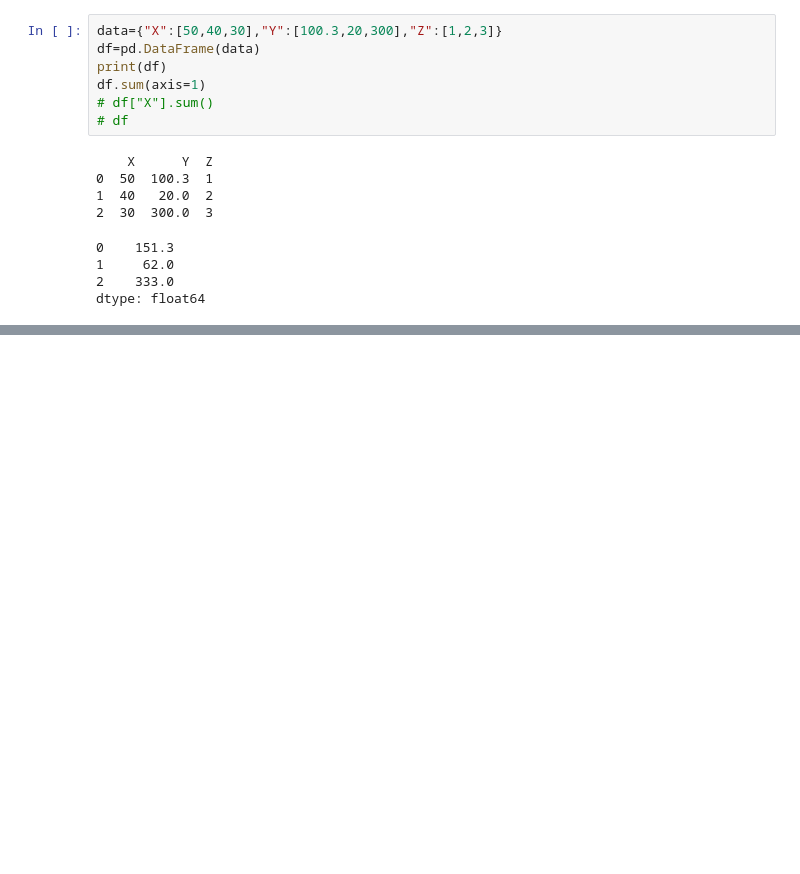
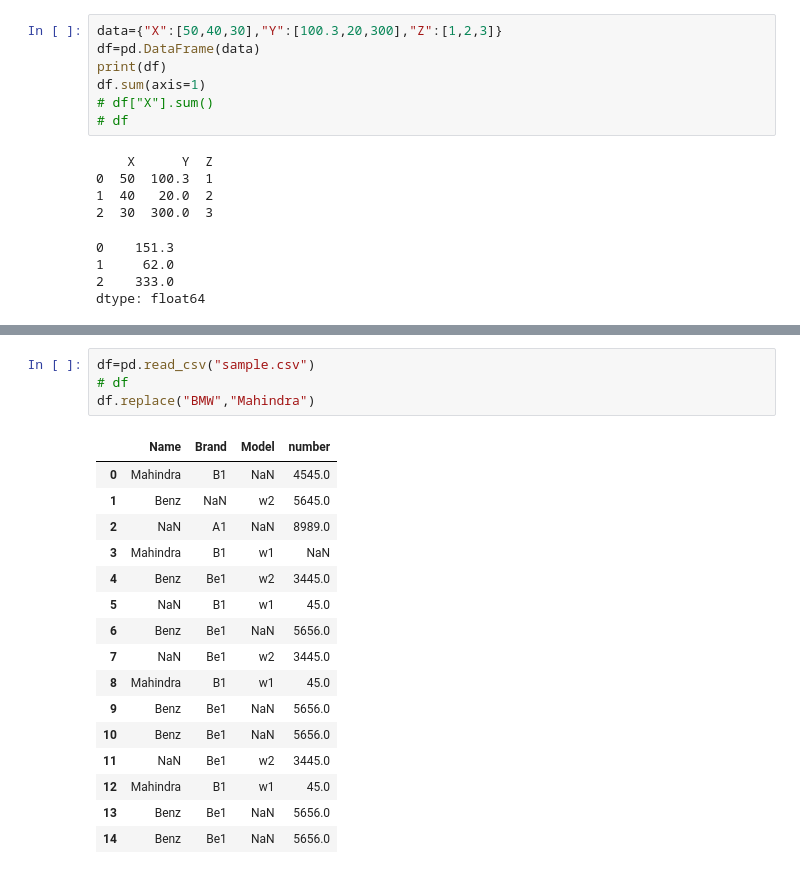
Before and after one commit to anjalaju/python, a Jupyter notebook: pandas/pan.ipynb, the cells around one changed output, grey strips where cells are left out. Drawn from its saved outputs; the diff is of its cells as text; blank space fills up the shorter version.

```diff
--- a/pandas/pan.ipynb
+++ b/pandas/pan.ipynb
@@ -280,0 +365,21 @@ dtype: float64
+# %%
+df=pd.read_csv("sample.csv")
+# df
+df.replace("BMW","Mahindra")
+# %% [output]
+|  | Name | Brand | Model | number |
+| 0 | Mahindra | B1 | NaN | 4545.0 |
+| 1 | Benz | NaN | w2 | 5645.0 |
+| 2 | NaN | A1 | NaN | 8989.0 |
+| 3 | Mahindra | B1 | w1 | NaN |
+| 4 | Benz | Be1 | w2 | 3445.0 |
+| 5 | NaN | B1 | w1 | 45.0 |
+| 6 | Benz | Be1 | NaN | 5656.0 |
+| 7 | NaN | Be1 | w2 | 3445.0 |
+| 8 | Mahindra | B1 | w1 | 45.0 |
+| 9 | Benz | Be1 | NaN | 5656.0 |
+| 10 | Benz | Be1 | NaN | 5656.0 |
+| 11 | NaN | Be1 | w2 | 3445.0 |
+| 12 | Mahindra | B1 | w1 | 45.0 |
+| 13 | Benz | Be1 | NaN | 5656.0 |
+| 14 | Benz | Be1 | NaN | 5656.0 |
```
Also changed, not shown: parts of 9 cells of this notebook, 1 other file.
